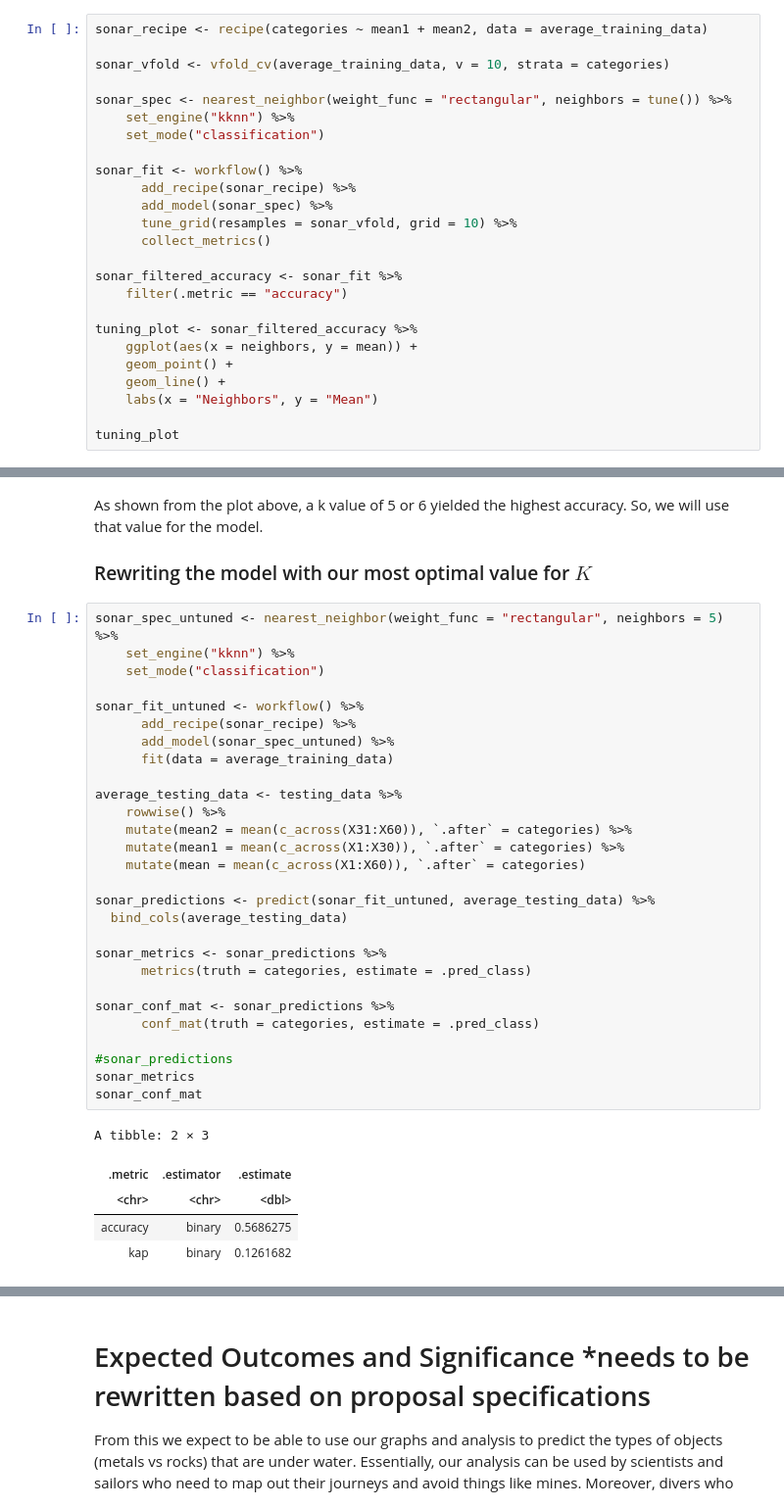
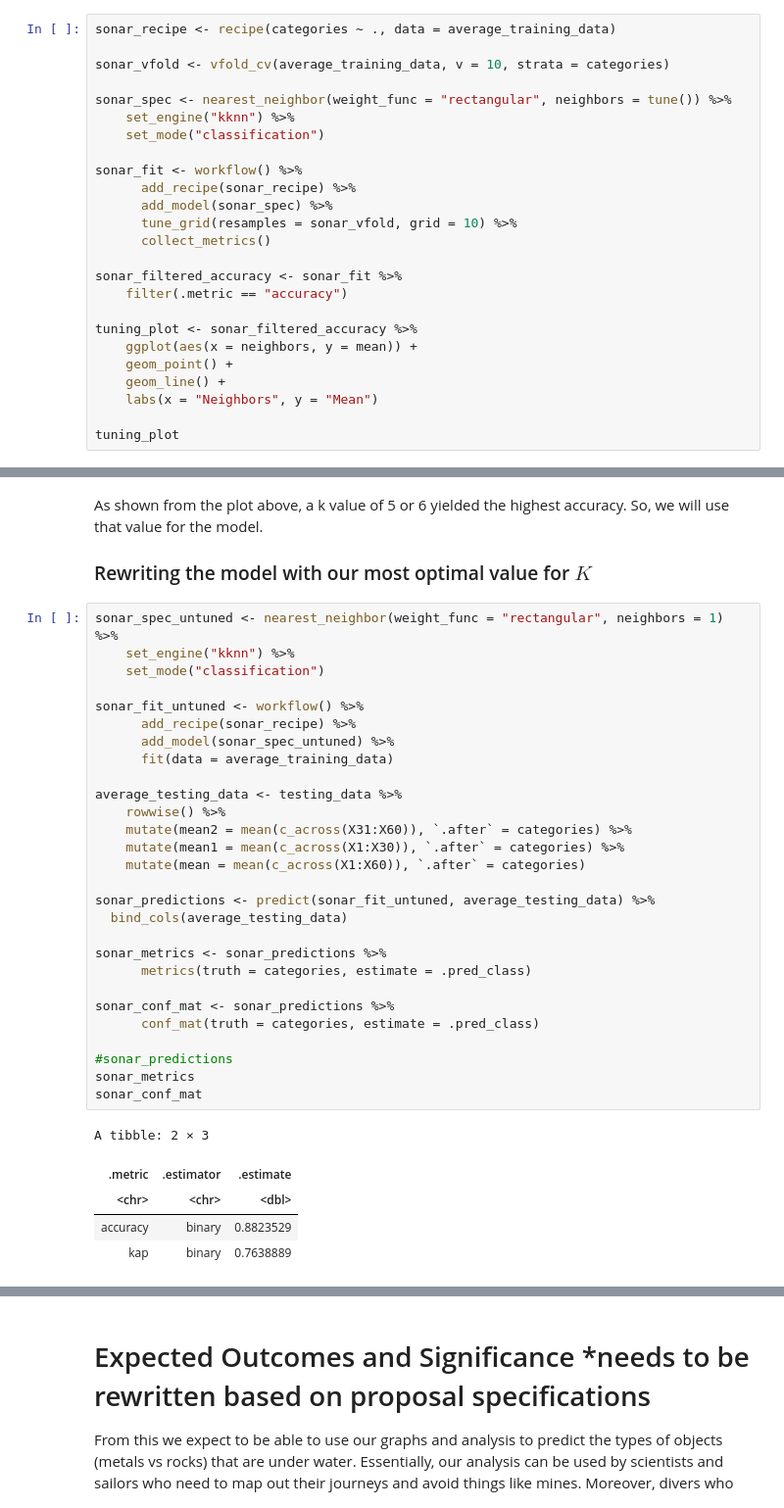
Before and after one commit to ryanarnouk/dsci-100-project, a Jupyter notebook: report.ipynb, the cells around one changed output, grey strips where cells are left out. Shown at 98% size. Drawn from its saved outputs; the diff is of its cells as text.

```diff
--- a/report.ipynb
+++ b/report.ipynb
@@ -227,7 +227,7 @@ We also will be fitting based on the resamples. **RYAN NEEDS TO EXPLAIN BETTER**
 # %% [markdown]
 ### Creating the Recipe, Vfold, and Workflow
 # %%
-sonar_recipe <- recipe(categories ~ mean1 + mean2, data = average_training_data)
+sonar_recipe <- recipe(categories ~ ., data = average_training_data)
 
 sonar_vfold <- vfold_cv(average_training_data, v = 10, strata = categories)
 
@@ -258,38 +258,38 @@ As shown from the plot above, a k value of 5 or 6 yielded the highest accuracy.
 
 ### Rewriting the model with our most optimal value for $K$
 # %%
-sonar_spec_untuned <- nearest_neighbor(weight_func = "rectangular", neighbors = 5) %>%
+sonar_spec_untuned <- nearest_neighbor(weight_func = "rectangular", neighbors = 1) %>%
     set_engine("kknn") %>%
     set_mode("classification")
 
 sonar_fit_untuned <- workflow() %>%
       add_recipe(sonar_recipe) %>%
       add_model(sonar_spec_untuned) %>%
       fit(data = average_training_data)
 
 average_testing_data <- testing_data %>%
     rowwise() %>%
     mutate(mean2 = mean(c_across(X31:X60)), `.after` = categories) %>%
     mutate(mean1 = mean(c_across(X1:X30)), `.after` = categories) %>%
     mutate(mean = mean(c_across(X1:X60)), `.after` = categories)
 
 sonar_predictions <- predict(sonar_fit_untuned, average_testing_data) %>%
   bind_cols(average_testing_data)
 
 sonar_metrics <- sonar_predictions %>%
       metrics(truth = categories, estimate = .pred_class)
 
 sonar_conf_mat <- sonar_predictions %>%
       conf_mat(truth = categories, estimate = .pred_class)
 
 #sonar_predictions
 sonar_metrics
 sonar_conf_mat
 # %% [output]
 A tibble: 2 × 3
 | .metric | .estimator | .estimate |
 | <chr> | <chr> | <dbl> |
-| accuracy | binary | 0.5686275 |
-| kap | binary | 0.1261682 |
+| accuracy | binary | 0.8823529 |
+| kap | binary | 0.7638889 |
           Truth
 Prediction  R  M
```
Also changed, not shown: parts of 2 cells of this notebook.
